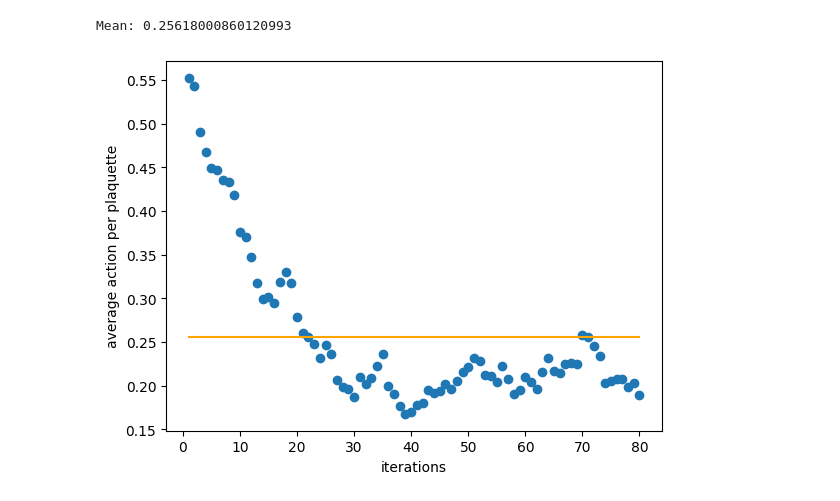
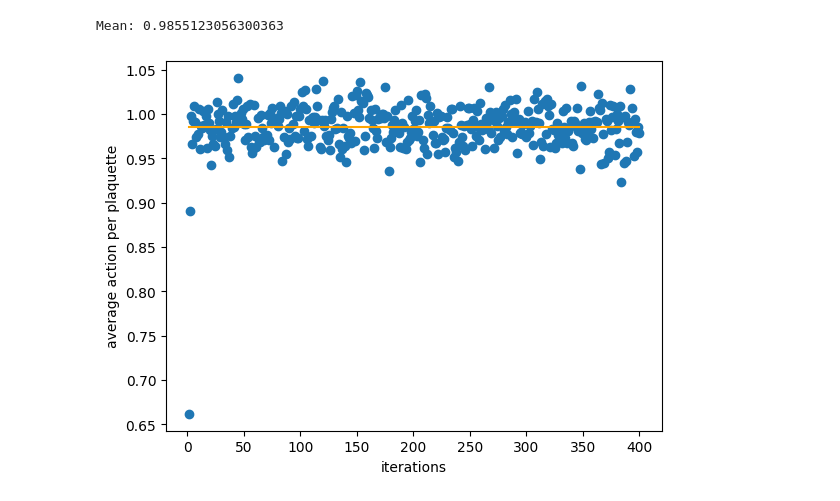
Before and after one commit to ties-oosthoek/monte-carlo-techniques-project, a Jupyter notebook: heatbath.ipynb, the cells around one changed output. Saved outputs shown, nothing was run; the diff lists cells and outputs as text; code cells hidden in the pictures.

```diff
--- a/heatbath.ipynb
+++ b/heatbath.ipynb
@@ -183,13 +120 @@ def run_simulation(state,beta,k,n,measurements):
     return results
-# %%
-width = 4
-beta = 0.55
-equil_sweeps = 0
-measure_sweeps = 1
-measurements = 360
-
-with h5py.File('lattice.hdf5','a') as f:
-    if not "beta0.55-average-action-per-iterations" in f:
-        U_state = ordered_state(width)
-        action_measurements = run_simulation(U_state,beta,equil_sweeps,measure_sweeps,measurements)
-        f.create_dataset("beta0.55-average-action-per-iterations",data=action_measurements)
@@ -214,14 +121,25 @@ with h5py.File('lattice.hdf5','a') as f:
 # %%
-with h5py.File('lattice.hdf5','r') as f:
-    action_measurements = f["beta0.55-average-action-per-iterations"][()]
+def try_gather_data_and_plot(state,beta,k,n,measurements):
+    try_gather_data(state,beta,k,n,measurements)
+    try_plot_data(len(state),beta,measurements)
 
-    num_plaquettes = len(get_unique_unoriented_plaquette_corners(width))
-    actions = [action / num_plaquettes for action in action_measurements]
+def try_gather_data(state,beta,k,n,measurements):
+    with h5py.File('lattice.hdf5','a') as f:
+        if not f"beta{np.round(beta,decimals=2)}-average-action-per-iterations" in f:
+            actions = run_simulation(state,beta,k,n,measurements)
+            f.create_dataset(f"beta{np.round(beta,decimals=2)}-average-action-per-iterations",data=actions)
 
-    plt.scatter(np.linspace(1,measurements,measurements),actions)
-    plt.xlabel("iterations")
-    plt.ylabel("average action per plaquette")
+def try_plot_data(width,beta,measurements):
+    with h5py.File('lattice.hdf5','r') as f:
+        actions = f[f"beta{np.round(beta,decimals=2)}-average-action-per-iterations"][()]
+        num_of_plaquettes = width*width*width*width*6
 
-    plt.plot(np.linspace(1,measurements,measurements),[np.mean(actions) for _ in range(measurements)],color="orange")
+        average_actions = [action / num_of_plaquettes for action in actions]
 
-    print(f"Mean: {np.mean(actions)}")
+        plt.scatter(np.linspace(1,measurements,measurements),average_actions)
+        plt.xlabel("iterations")
+        plt.ylabel("average action per plaquette")
+
+        plt.plot(np.linspace(1,measurements,measurements),[np.mean(average_actions) for _ in range(measurements)],color="orange")
+
+        print(f"Mean: {np.mean(average_actions)}")
@@ -309,17 +146,5 @@ with h5py.File('lattice.hdf5','a') as f:
-# %%
-with h5py.File('lattice.hdf5','r') as f:
-    action_measurements = f["beta5.5-average-action-per-iterations"][()]
-
-    num_plaquettes = len(get_unique_unoriented_plaquette_corners(width))
-    actions = [action / num_plaquettes for action in action_measurements]
-
-    plt.scatter(np.linspace(1,measurements,measurements),actions)
-    plt.xlabel("iterations")
-    plt.ylabel("average action per plaquette")
-
-    plt.plot(np.linspace(1,measurements,measurements),[np.mean(actions) for _ in range(measurements)],color="orange")
-
-    print(f"Mean: {np.mean(actions)}")
-# %% [output]
-Mean: 0.25618000860120993
-[figure, removed]
+# %%
+try_gather_data_and_plot(state=ordered_state(width=4),beta=0.55,k=0,n=1,measurements=400)
+# %% [output]
+Mean: 0.9855123056300363
+[figure, added]
```
Also changed, not shown: parts of 9 cells of this notebook.
